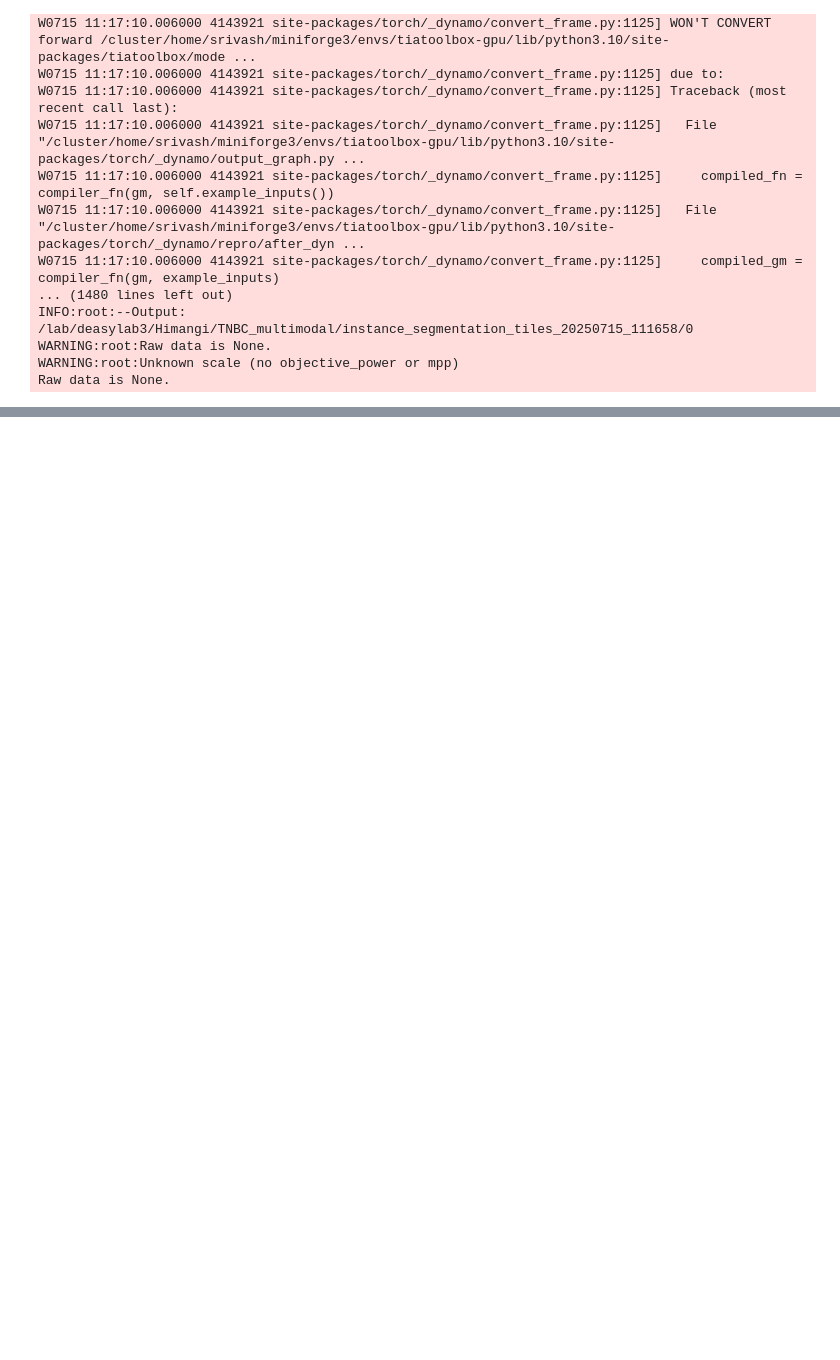
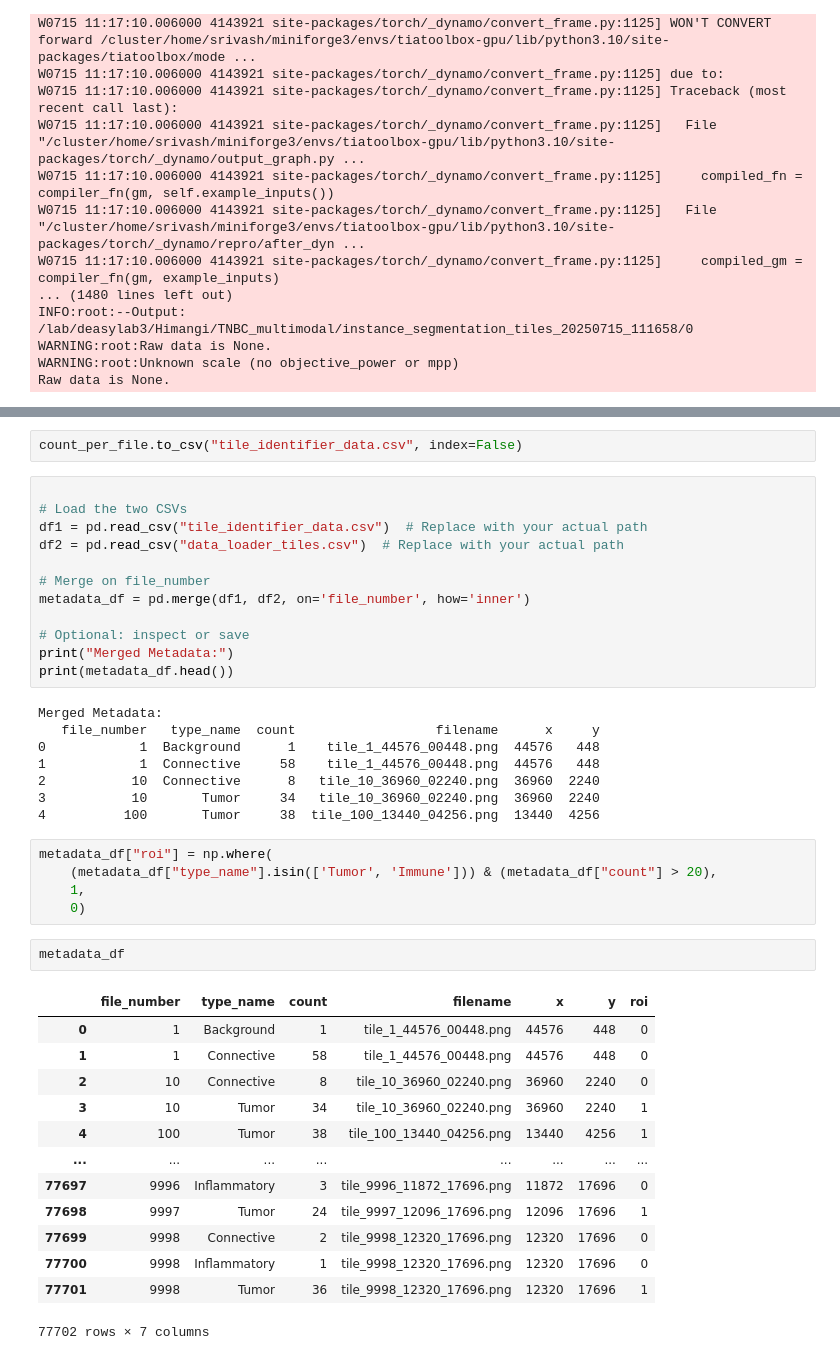
Before and after one commit to himangi2003/TNBC_multimodal, a Jupyter notebook: find_tumor_non_tumor_tiles.ipynb, the cells around one changed output, grey strips where cells are left out. Cells and saved outputs as stored; diff of their text form; blank space fills up the shorter version.

```diff
--- a/find_tumor_non_tumor_tiles.ipynb
+++ b/find_tumor_non_tumor_tiles.ipynb
@@ -182,0 +357,43 @@ Raw data is None.
+# %%
+count_per_file.to_csv("tile_identifier_data.csv", index=False)
+# %%
+
+# Load the two CSVs
+df1 = pd.read_csv("tile_identifier_data.csv")  # Replace with your actual path
+df2 = pd.read_csv("data_loader_tiles.csv")  # Replace with your actual path
+
+# Merge on file_number
+metadata_df = pd.merge(df1, df2, on='file_number', how='inner')
+
+# Optional: inspect or save
+print("Merged Metadata:")
+print(metadata_df.head())
+# %% [output]
+Merged Metadata:
+   file_number   type_name  count                  filename      x     y
+0            1  Background      1    tile_1_44576_00448.png  44576   448
+1            1  Connective     58    tile_1_44576_00448.png  44576   448
+2           10  Connective      8   tile_10_36960_02240.png  36960  2240
+3           10       Tumor     34   tile_10_36960_02240.png  36960  2240
+4          100       Tumor     38  tile_100_13440_04256.png  13440  4256
+# %%
+metadata_df["roi"] = np.where(
+    (metadata_df["type_name"].isin(['Tumor', 'Immune'])) & (metadata_df["count"] > 20),
+    1,
+    0)
+# %%
+metadata_df
+# %% [output]
+|  | file_number | type_name | count | filename | x | y | roi |
+| 0 | 1 | Background | 1 | tile_1_44576_00448.png | 44576 | 448 | 0 |
+| 1 | 1 | Connective | 58 | tile_1_44576_00448.png | 44576 | 448 | 0 |
+| 2 | 10 | Connective | 8 | tile_10_36960_02240.png | 36960 | 2240 | 0 |
+| 3 | 10 | Tumor | 34 | tile_10_36960_02240.png | 36960 | 2240 | 1 |
+| 4 | 100 | Tumor | 38 | tile_100_13440_04256.png | 13440 | 4256 | 1 |
+| ... | ... | ... | ... | ... | ... | ... | ... |
+| 77697 | 9996 | Inflammatory | 3 | tile_9996_11872_17696.png | 11872 | 17696 | 0 |
+| 77698 | 9997 | Tumor | 24 | tile_9997_12096_17696.png | 12096 | 17696 | 1 |
+| 77699 | 9998 | Connective | 2 | tile_9998_12320_17696.png | 12320 | 17696 | 0 |
+| 77700 | 9998 | Inflammatory | 1 | tile_9998_12320_17696.png | 12320 | 17696 | 0 |
+| 77701 | 9998 | Tumor | 36 | tile_9998_12320_17696.png | 12320 | 17696 | 1 |
+77702 rows × 7 columns
```
Also changed, not shown: parts of 8 cells of this notebook, 6 other files.
